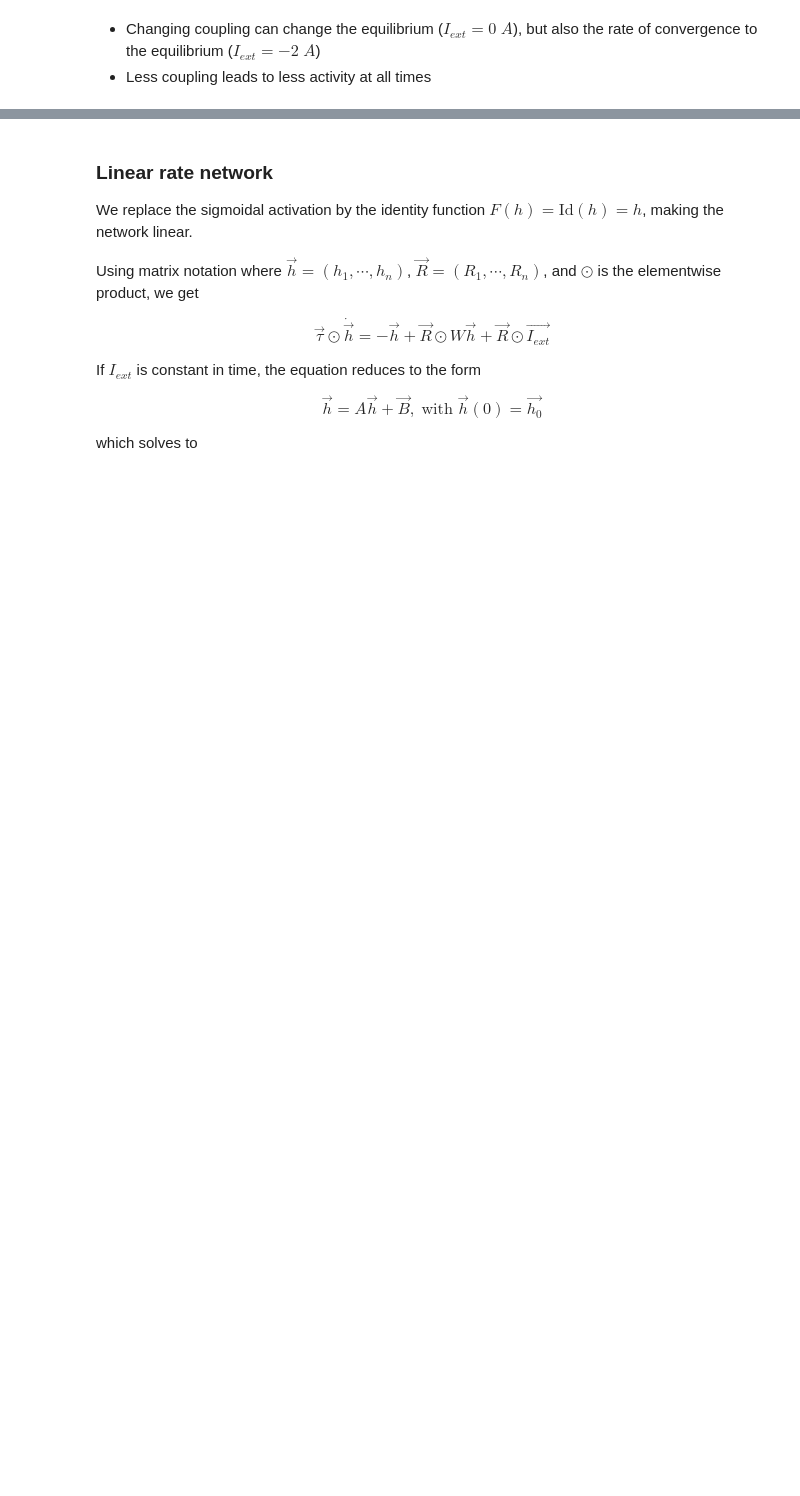
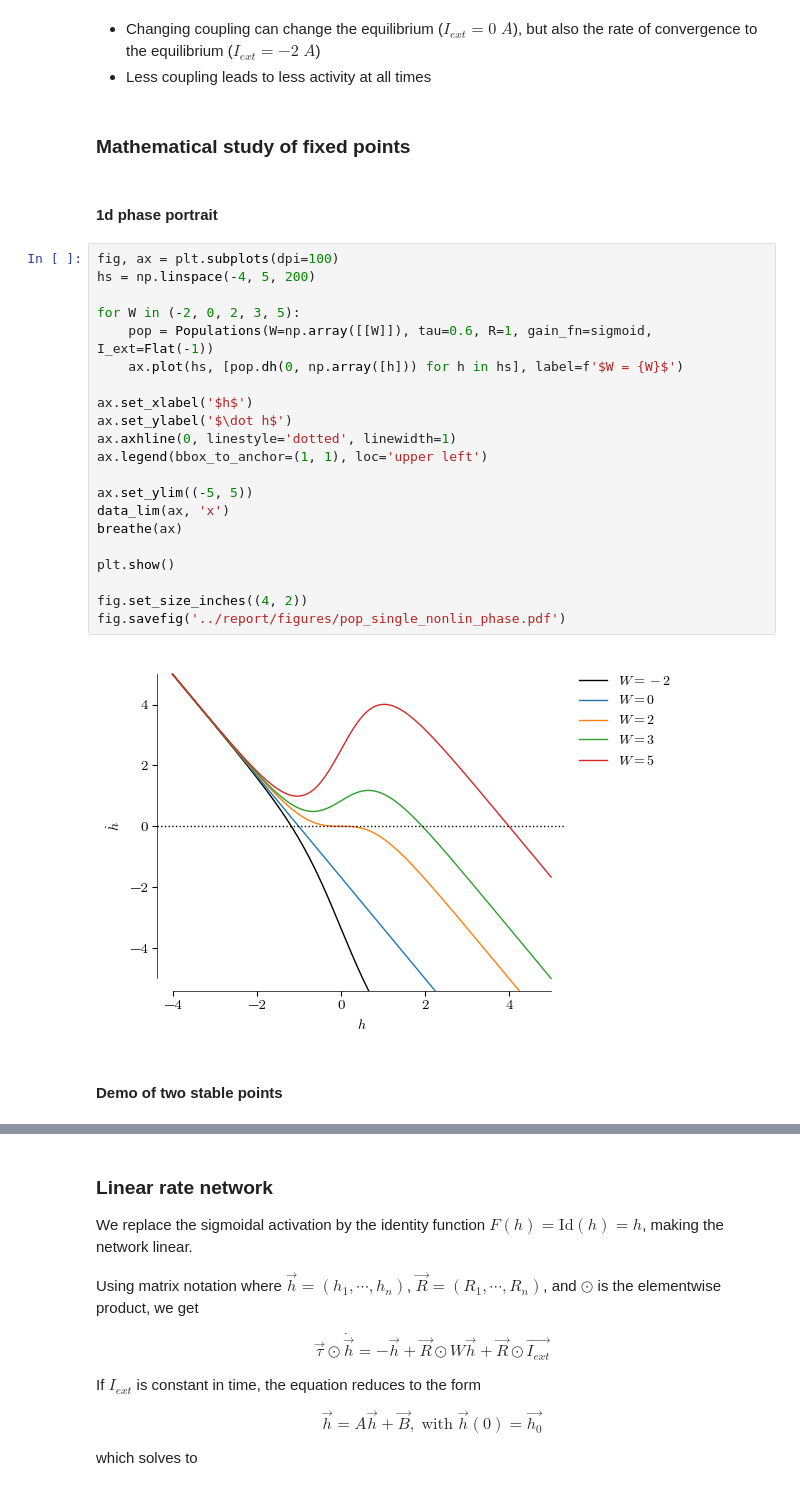
Before and after one commit to ninivert/BIO465-cortical-surround-suppression, a Jupyter notebook: src/notebook.ipynb, the cells around one changed output, grey strips where cells are left out. Drawn from its saved outputs; the diff is of its cells as text; blank space fills up the shorter version.

```diff
--- a/src/notebook.ipynb
+++ b/src/notebook.ipynb
@@ -119,3 +128,32 @@ plt.show()
 # %% [markdown]
 - Changing coupling can change the equilibrium ($I_{ext} = 0 \; A$), but also the rate of convergence to the equilibrium ($I_{ext} = - 2 \; A$)
 - Less coupling leads to less activity at all times
+# %% [markdown]
+### Mathematical study of fixed points
+# %% [markdown]
+#### 1d phase portrait
+# %%
+fig, ax = plt.subplots(dpi=100)
+hs = np.linspace(-4, 5, 200)
+
+for W in (-2, 0, 2, 3, 5):
+	pop = Populations(W=np.array([[W]]), tau=0.6, R=1, gain_fn=sigmoid, I_ext=Flat(-1))
+	ax.plot(hs, [pop.dh(0, np.array([h])) for h in hs], label=f'$W = {W}$')
+
+ax.set_xlabel('$h$')
+ax.set_ylabel('$\dot h$')
+ax.axhline(0, linestyle='dotted', linewidth=1)
+ax.legend(bbox_to_anchor=(1, 1), loc='upper left')
+
+ax.set_ylim((-5, 5))
+data_lim(ax, 'x')
+breathe(ax)
+
+plt.show()
+
+fig.set_size_inches((4, 2))
+fig.savefig('../report/figures/pop_single_nonlin_phase.pdf')
+# %% [output]
+[figure, added]
+# %% [markdown]
+#### Demo of two stable points
```
Also changed, not shown: parts of 18 cells of this notebook, 6 other files.
